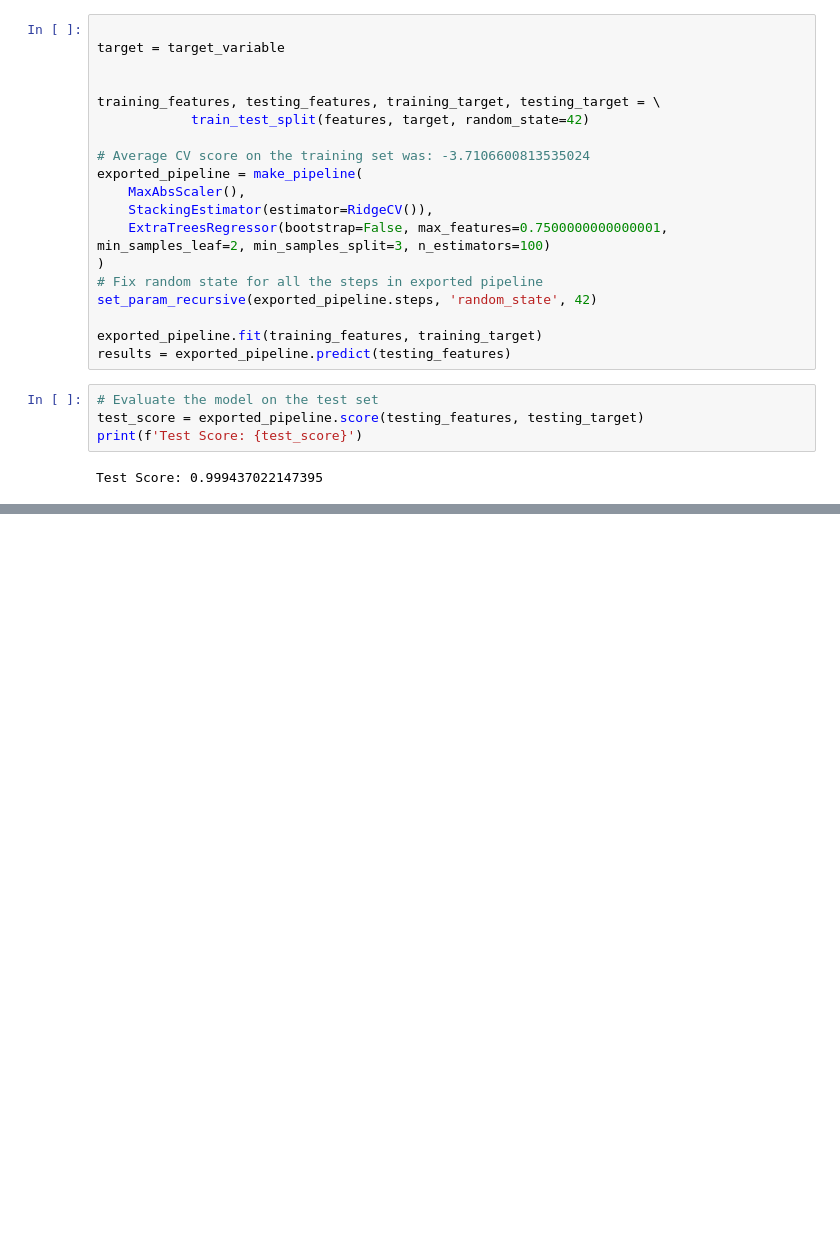
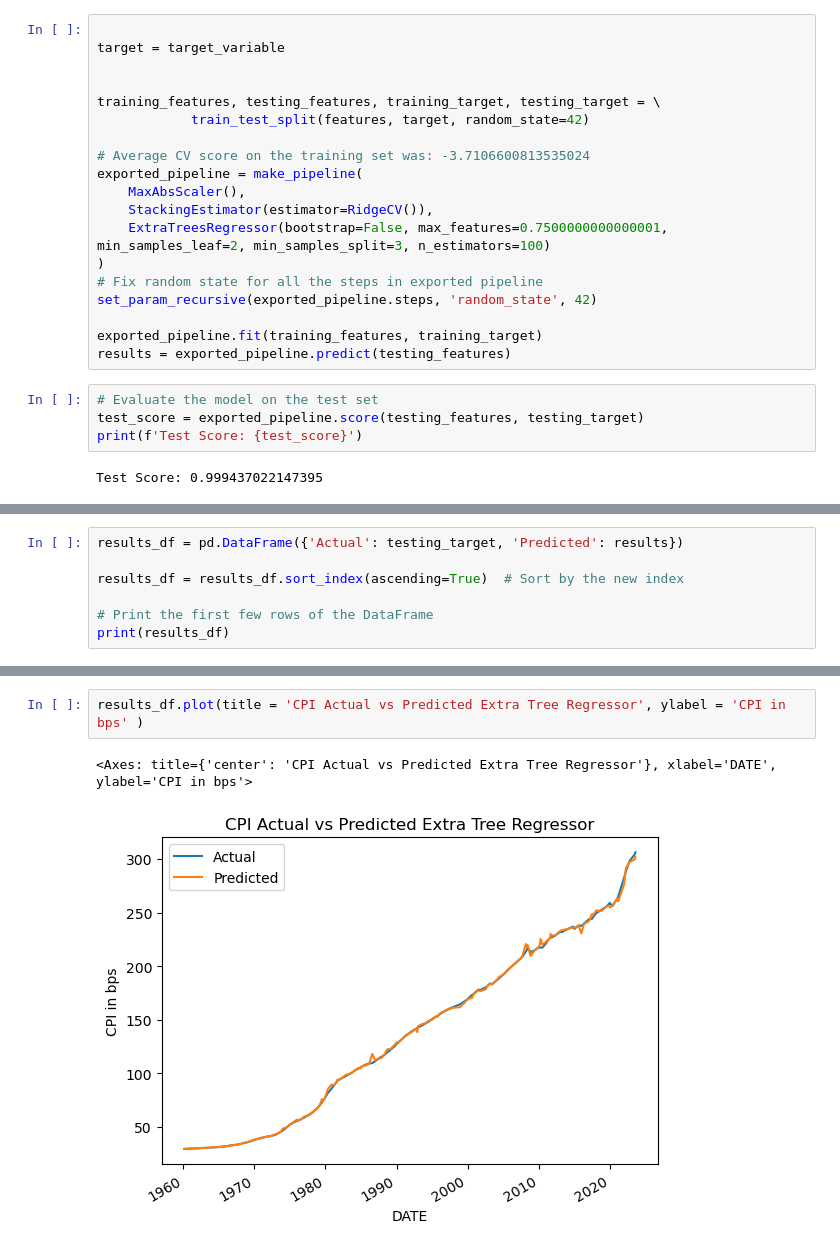
Before and after one commit to t-sullivan/Project-2, a Jupyter notebook: ExtraTreeRegressor.ipynb, the cells around one changed output, grey strips where cells are left out. Cells and saved outputs as stored; diff of their text form; blank space fills up the shorter version.

```diff
--- a/ExtraTreeRegressor.ipynb
+++ b/ExtraTreeRegressor.ipynb
@@ -84,0 +98,7 @@ Test Score: 0.999437022147395
+# %%
+results_df = pd.DataFrame({'Actual': testing_target, 'Predicted': results})
+
+results_df = results_df.sort_index(ascending=True)  # Sort by the new index
+
+# Print the first few rows of the DataFrame
+print(results_df)
@@ -84,0 +121,5 @@ Test Score: 0.999437022147395
+# %%
+results_df.plot(title = 'CPI Actual vs Predicted Extra Tree Regressor', ylabel = 'CPI in bps' )
+# %% [output]
+<Axes: title={'center': 'CPI Actual vs Predicted Extra Tree Regressor'}, xlabel='DATE', ylabel='CPI in bps'>
+[figure, added]
```
Also changed, not shown: parts of 5 cells of this notebook.
